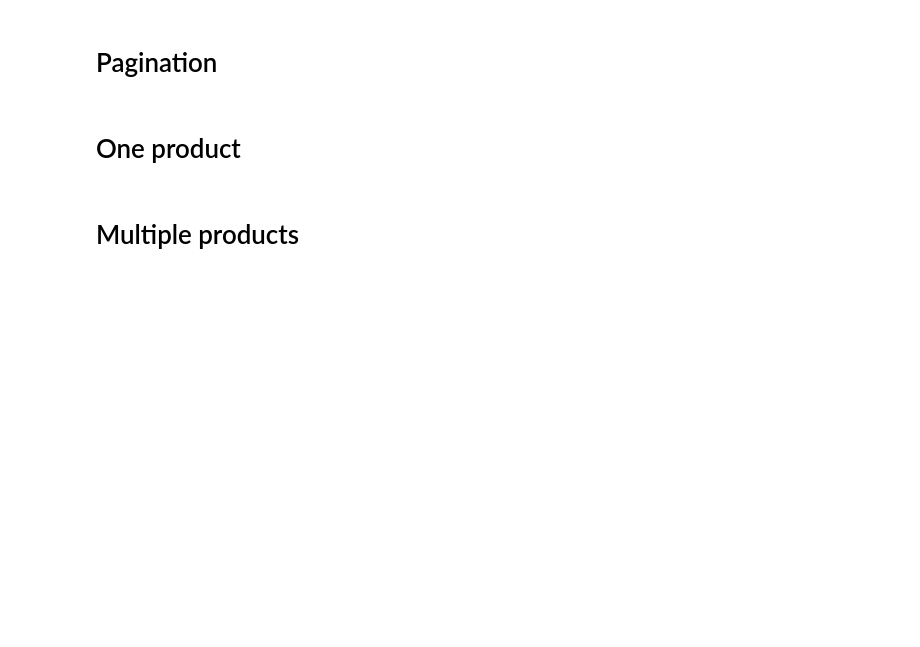
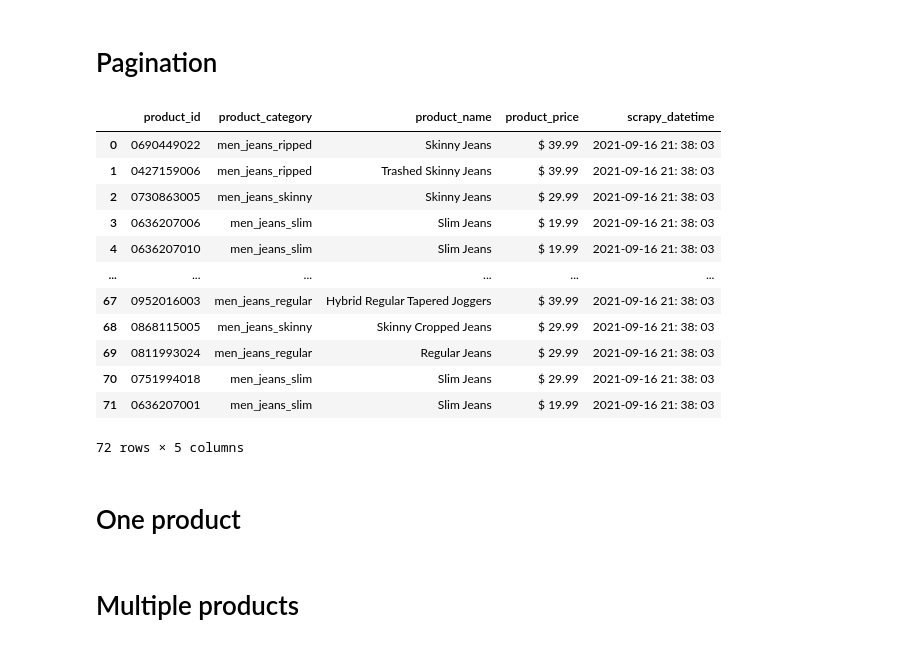
Before and after one commit to HenriqueCR1291/star_jeans, a Jupyter notebook: m01_star_jeans.ipynb, the cells around one changed output. Cells and saved outputs as stored; diff of their text form; code cells hidden in the pictures; blank space fills up the shorter version.

```diff
--- a/m01_star_jeans.ipynb
+++ b/m01_star_jeans.ipynb
@@ -206,3 +219,42 @@ url2 = url + "?page-size=" + str(int(page_number*36))
+# %%
+products = soup.find ('ul', class_= 'products-listing small')
+products_list = products.find_all ('article', class_ = 'hm-product-item')
+
+#product id
+products_id = [p.get('data-articlecode') for p in products_list]
+
+#product category
+products_category = [p.get('data-category') for p in products_list]
+
+#products name
+products_list = products.find_all ('a', class_ = 'link')
+products_name = [p.get_text() for p in products_list]
+
+#product price
+products_list = products.find_all ('span', class_ = 'price regular')
+products_price = [p.get_text() for p in products_list]
+
+#dataframe
+data = pd.DataFrame([products_id, products_category, products_name, products_price]).T
+data.columns = ['product_id', 'product_category', 'product_name', 'product_price']
+
+#scrapy datetime
+data['scrapy_datetime'] = datetime.now().strftime('%Y-%m-%d %H: %M: %S')
+data
+# %% [output]
+|  | product_id | product_category | product_name | product_price | scrapy_datetime |
+| 0 | 0690449022 | men_jeans_ripped | Skinny Jeans | $ 39.99 | 2021-09-16 21: 38: 03 |
+| 1 | 0427159006 | men_jeans_ripped | Trashed Skinny Jeans | $ 39.99 | 2021-09-16 21: 38: 03 |
+| 2 | 0730863005 | men_jeans_skinny | Skinny Jeans | $ 29.99 | 2021-09-16 21: 38: 03 |
+| 3 | 0636207006 | men_jeans_slim | Slim Jeans | $ 19.99 | 2021-09-16 21: 38: 03 |
+| 4 | 0636207010 | men_jeans_slim | Slim Jeans | $ 19.99 | 2021-09-16 21: 38: 03 |
+| ... | ... | ... | ... | ... | ... |
+| 67 | 0952016003 | men_jeans_regular | Hybrid Regular Tapered Joggers | $ 39.99 | 2021-09-16 21: 38: 03 |
+| 68 | 0868115005 | men_jeans_skinny | Skinny Cropped Jeans | $ 29.99 | 2021-09-16 21: 38: 03 |
+| 69 | 0811993024 | men_jeans_regular | Regular Jeans | $ 29.99 | 2021-09-16 21: 38: 03 |
+| 70 | 0751994018 | men_jeans_slim | Slim Jeans | $ 29.99 | 2021-09-16 21: 38: 03 |
+| 71 | 0636207001 | men_jeans_slim | Slim Jeans | $ 19.99 | 2021-09-16 21: 38: 03 |
+72 rows × 5 columns
 # %% [markdown]
 # One product
 # %%
```
Also changed, not shown: parts of 22 cells of this notebook.
